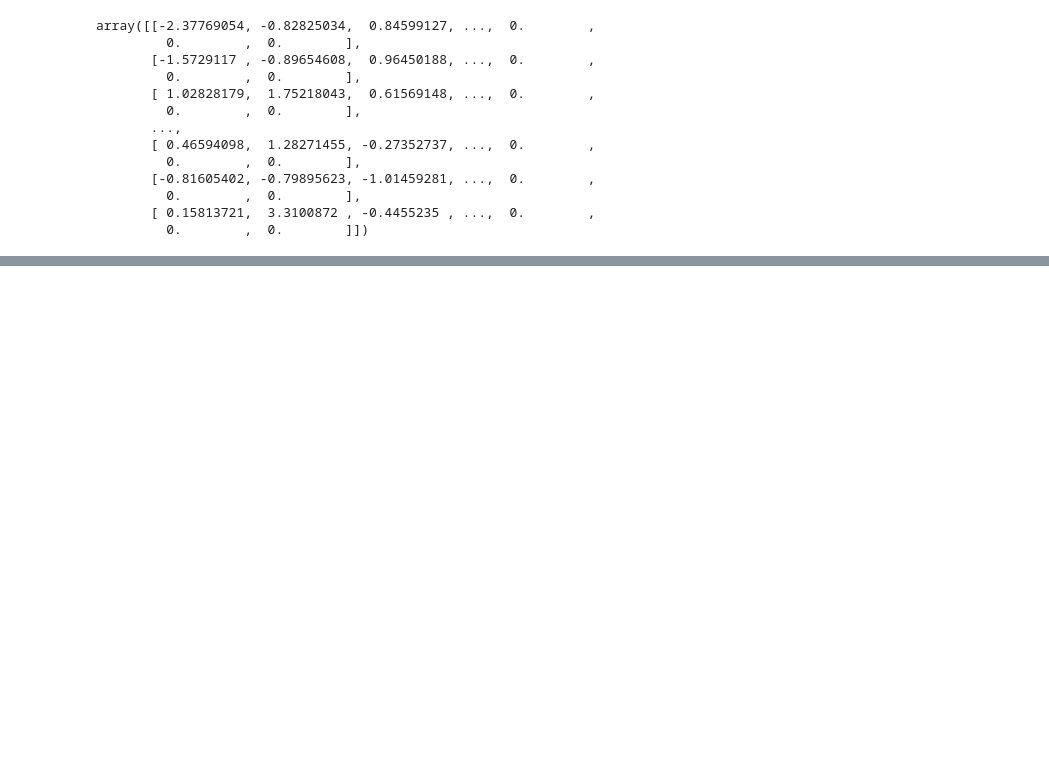
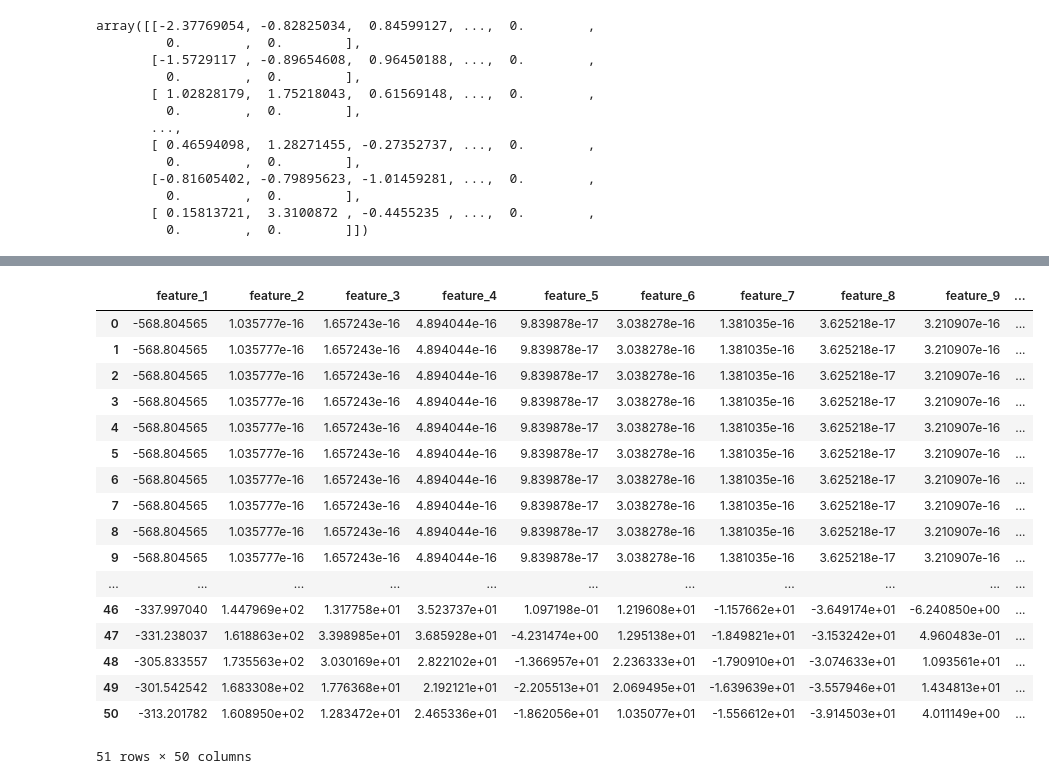
Before and after one commit to MatiasMaravi/BD2-Project2, a Jupyter notebook: knn/knn.ipynb, the cells around one changed output, grey strips where cells are left out. Drawn from its saved outputs; the diff is of its cells as text; code cells hidden in the pictures; blank space fills up the shorter version.

```diff
--- a/knn/knn.ipynb
+++ b/knn/knn.ipynb
@@ -367,0 +355,47 @@ print(result)
+# %%
+import librosa
+
+# Cargar el archivo de audio
+y, sr = librosa.load(audio_path)
+
+# Extraer características de audio (aquí puedes elegir las características que deseas)
+features = librosa.feature.mfcc(y=y, sr=sr, n_mfcc=50)  # Por ejemplo, MFCC con 50 coeficientes
+
+# Asegurarse de que las características tengan el mismo tamaño que las del DataFrame normalized_combined_data
+max_length = normalized_combined_data.shape[1] - 4  # Restamos 4 para excluir las columnas 'track_id', 'track_name', 'track_artist', 'lyrics'
+
+# Ajustar el tamaño de las características (rellenando con ceros si es necesario)
+if features.shape[1] < max_length:
+    pad_width = max_length - features.shape[1]
+    features = np.pad(features, pad_width=((0, 0), (0, pad_width)))
+
+# Crear un DataFrame con las características del audio
+audio_features = pd.DataFrame(features.T, columns=[f'feature_{i}' for i in range(1, 51)])
+
+# Convertir el DataFrame de características de audio a un array NumPy
+audio_features_array = audio_features.values
+
+# Normalizar el vector de características de audio
+scaled_audio_features = scaler.transform(audio_features_array)
+# Convertir el array NumPy a un DataFrame
+scaled_audio_features= pd.DataFrame(scaled_audio_features, columns=[f'feature_{i}' for i in range(1, 51)])
+scaled_audio_features
+# %% [output]
+|  | feature_1 | feature_2 | feature_3 | feature_4 | feature_5 | feature_6 | feature_7 | feature_8 | feature_9 | ... |
+| 0 | -568.804565 | 1.035777e-16 | 1.657243e-16 | 4.894044e-16 | 9.839878e-17 | 3.038278e-16 | 1.381035e-16 | 3.625218e-17 | 3.210907e-16 | ... |
+| 1 | -568.804565 | 1.035777e-16 | 1.657243e-16 | 4.894044e-16 | 9.839878e-17 | 3.038278e-16 | 1.381035e-16 | 3.625218e-17 | 3.210907e-16 | ... |
+| 2 | -568.804565 | 1.035777e-16 | 1.657243e-16 | 4.894044e-16 | 9.839878e-17 | 3.038278e-16 | 1.381035e-16 | 3.625218e-17 | 3.210907e-16 | ... |
+| 3 | -568.804565 | 1.035777e-16 | 1.657243e-16 | 4.894044e-16 | 9.839878e-17 | 3.038278e-16 | 1.381035e-16 | 3.625218e-17 | 3.210907e-16 | ... |
+| 4 | -568.804565 | 1.035777e-16 | 1.657243e-16 | 4.894044e-16 | 9.839878e-17 | 3.038278e-16 | 1.381035e-16 | 3.625218e-17 | 3.210907e-16 | ... |
+| 5 | -568.804565 | 1.035777e-16 | 1.657243e-16 | 4.894044e-16 | 9.839878e-17 | 3.038278e-16 | 1.381035e-16 | 3.625218e-17 | 3.210907e-16 | ... |
+| 6 | -568.804565 | 1.035777e-16 | 1.657243e-16 | 4.894044e-16 | 9.839878e-17 | 3.038278e-16 | 1.381035e-16 | 3.625218e-17 | 3.210907e-16 | ... |
+| 7 | -568.804565 | 1.035777e-16 | 1.657243e-16 | 4.894044e-16 | 9.839878e-17 | 3.038278e-16 | 1.381035e-16 | 3.625218e-17 | 3.210907e-16 | ... |
+| 8 | -568.804565 | 1.035777e-16 | 1.657243e-16 | 4.894044e-16 | 9.839878e-17 | 3.038278e-16 | 1.381035e-16 | 3.625218e-17 | 3.210907e-16 | ... |
+| 9 | -568.804565 | 1.035777e-16 | 1.657243e-16 | 4.894044e-16 | 9.839878e-17 | 3.038278e-16 | 1.381035e-16 | 3.625218e-17 | 3.210907e-16 | ... |
+| ... | ... | ... | ... | ... | ... | ... | ... | ... | ... | ... |
+| 46 | -337.997040 | 1.447969e+02 | 1.317758e+01 | 3.523737e+01 | 1.097198e-01 | 1.219608e+01 | -1.157662e+01 | -3.649174e+01 | -6.240850e+00 | ... |
+| 47 | -331.238037 | 1.618863e+02 | 3.398985e+01 | 3.685928e+01 | -4.231474e+00 | 1.295138e+01 | -1.849821e+01 | -3.153242e+01 | 4.960483e-01 | ... |
+| 48 | -305.833557 | 1.735563e+02 | 3.030169e+01 | 2.822102e+01 | -1.366957e+01 | 2.236333e+01 | -1.790910e+01 | -3.074633e+01 | 1.093561e+01 | ... |
+| 49 | -301.542542 | 1.683308e+02 | 1.776368e+01 | 2.192121e+01 | -2.205513e+01 | 2.069495e+01 | -1.639639e+01 | -3.557946e+01 | 1.434813e+01 | ... |
+| 50 | -313.201782 | 1.608950e+02 | 1.283472e+01 | 2.465336e+01 | -1.862056e+01 | 1.035077e+01 | -1.556612e+01 | -3.914503e+01 | 4.011149e+00 | ... |
+51 rows × 50 columns
```
Also changed, not shown: parts of 8 cells of this notebook, 1 other file.
